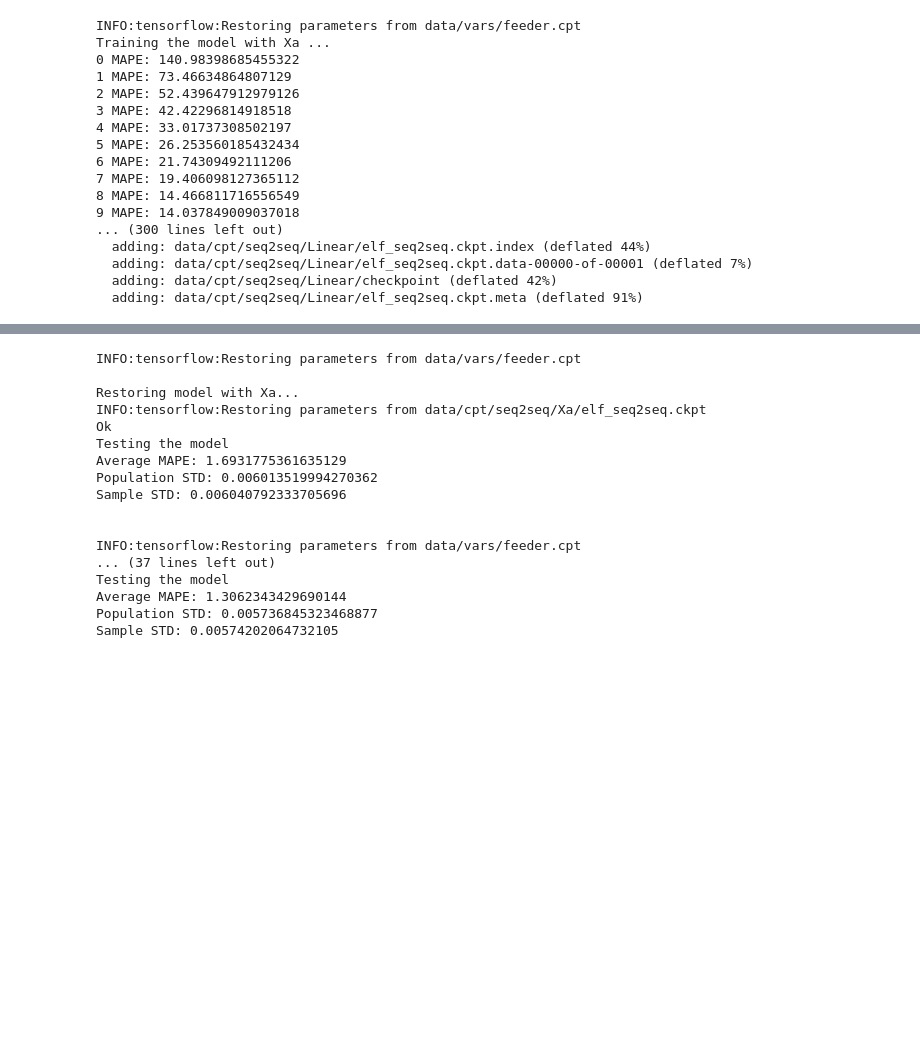
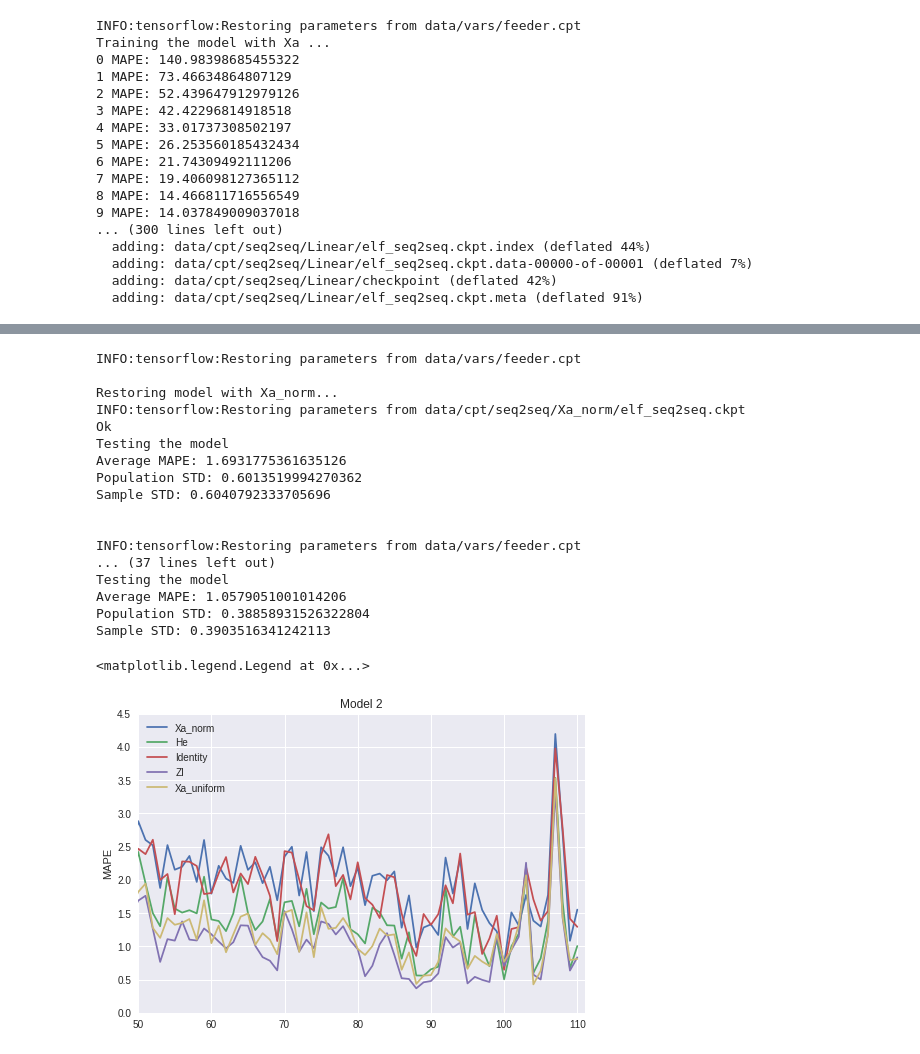
Before and after one commit to anshkumar/elf, a Jupyter notebook: elf_seq2seq.ipynb, the cells around one changed output, grey strips where cells are left out. Drawn from its saved outputs; the diff is of its cells as text; code cells hidden in the pictures; blank space fills up the shorter version.

```diff
--- a/elf_seq2seq.ipynb
+++ b/elf_seq2seq.ipynb
@@ -1038,4 +1078,16 @@ Training the model with Xa ...
 # %%
+import matplotlib.pyplot as plt
+
+inits = {
+         'Xa_norm': tf.contrib.layers.variance_scaling_initializer(factor=1.0, mode="FAN_AVG",uniform=True),
+         'He': tf.keras.initializers.he_normal(),
+         'Identity': tf.keras.initializers.Identity(),
+         'ZI': tf.zeros_initializer(),
+         'Xa_uniform': None,  # https://github.com/tensorflow/tensorflow/blob/2a0e004358f13d6ebe936ceab1b5e7d147606583/tensorflow/python/ops/init_ops.py#L1134
+        }
+
+hparams = build_hparams()
+
 # https://stackoverflow.com/a/27758326/4582711
 def mean(data):
     """Return the sample arithmetic mean of data."""
@@ -1062,7 +1114,9 @@ def stddev(data, ddof=0):
     return pvar**0.5
 
 # Restoring
-mape_list = []
+mape_list = {'Xa_norm':[], 'He':[], 'Identity':[], 'ZI':[], 'Xa_uniform':[]}
+pred_list = {'Xa_norm':[], 'He':[], 'Identity':[], 'ZI':[], 'Xa_uniform':[]}
+true_list = {'Xa_norm':[], 'He':[], 'Identity':[], 'ZI':[], 'Xa_uniform':[]}
 for init_name, init in inits.items():
     tf.reset_default_graph()
     with tf.Session(config=tf.ConfigProto(allow_soft_placement=True, gpu_options=tf.GPUOptions(allow_growth=False))) as sess:
@@ -1085,33 +1139,49 @@ for init_name, init in inits.items():
       print('Ok')
 
       print("Testing the model")
+      count = 0
       while True:
         try:
-          error = sess.run(test_model.mape)
-          mape_list.append(error)
+          error, pred, true = sess.run([test_model.mape, test_model.predictions, test_model.inp.y_true])
+          mape_list[init_name].append(error*100)
+          pred_list[init_name].append(pred)
+          true_list[init_name].append(pred)
+          count = count + 1
 #           print("MAPE:", error*100)
         except tf.errors.OutOfRangeError:
           break
 
-      print("Average MAPE:", mean(mape_list)*100)
-      print("Population STD:", stddev(mape_list))
-      print("Sample STD:", stddev(mape_list, ddof=1))
+      print("Average MAPE:", mean(mape_list[init_name]))
+      print("Population STD:", stddev(mape_list[init_name]))
+      print("Sample STD:", stddev(mape_list[init_name], ddof=1))
       print("\n")
 # %% [output]
 INFO:tensorflow:Restoring parameters from data/vars/feeder.cpt
 
-Restoring model with Xa...
-INFO:tensorflow:Restoring parameters from data/cpt/seq2seq/Xa/elf_seq2seq.ckpt
+Restoring model with Xa_norm...
+INFO:tensorflow:Restoring parameters from data/cpt/seq2seq/Xa_norm/elf_seq2seq.ckpt
 Ok
 Testing the model
-Average MAPE: 1.6931775361635129
-Population STD: 0.006013519994270362
-Sample STD: 0.006040792333705696
+Average MAPE: 1.6931775361635126
+Population STD: 0.6013519994270362
+Sample STD: 0.6040792333705696
 
 
 INFO:tensorflow:Restoring parameters from data/vars/feeder.cpt
 ... (37 lines left out)
 Testing the model
-Average MAPE: 1.3062343429690144
-Population STD: 0.005736845323468877
-Sample STD: 0.00574202064732105
+Average MAPE: 1.0579051001014206
+Population STD: 0.38858931526322804
+Sample STD: 0.3903516341242113
+# %%
+for init_name, init in inits.items():
+  plt.plot(range(count), mape_list[init_name], label=init_name)
+plt.xlim(50,111)
+plt.ylim(0,4.5)
+# plt.xlabel('epochs')
+plt.ylabel('MAPE')
+plt.title("Model 2")
+plt.legend()
+# %% [output]
+<matplotlib.legend.Legend at 0x...>
+[figure, added]
```
Also changed, not shown: parts of 6 cells of this notebook.
